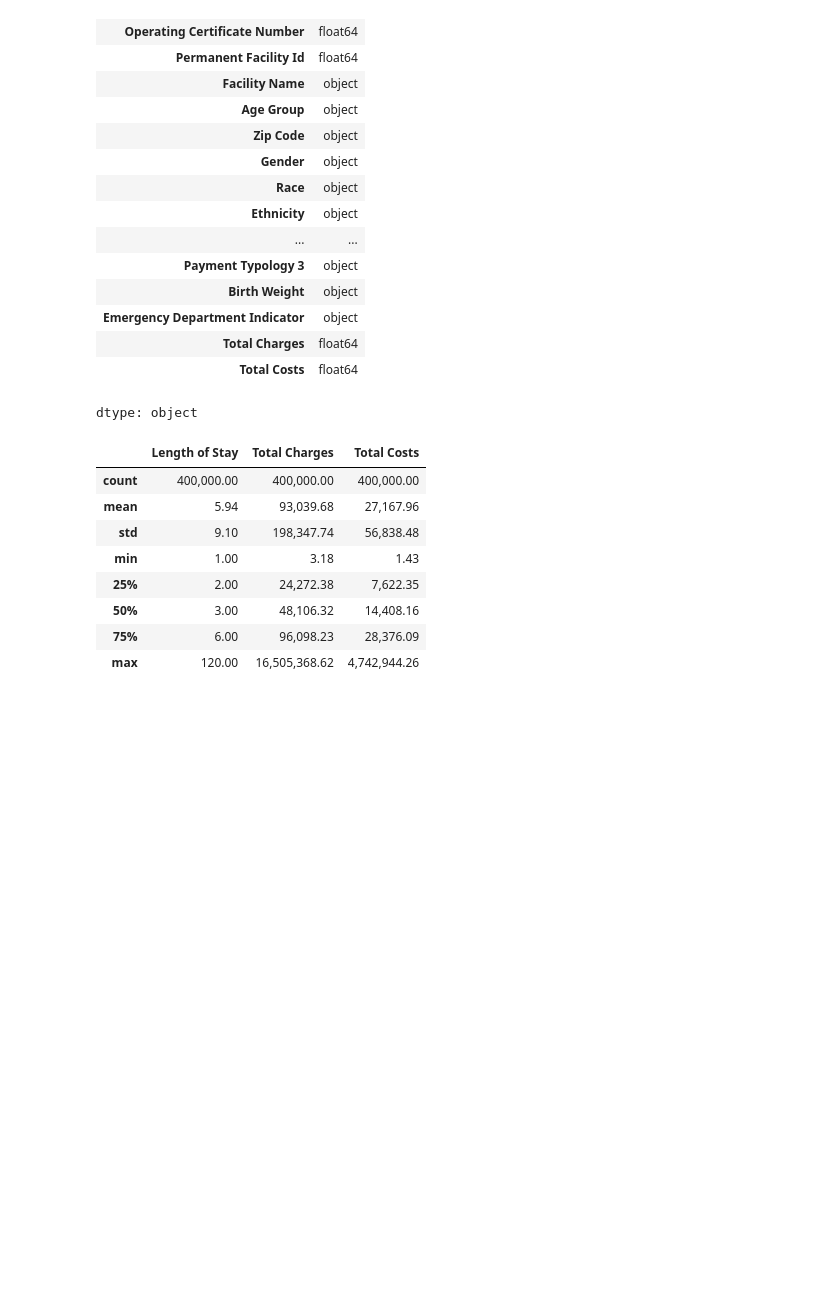
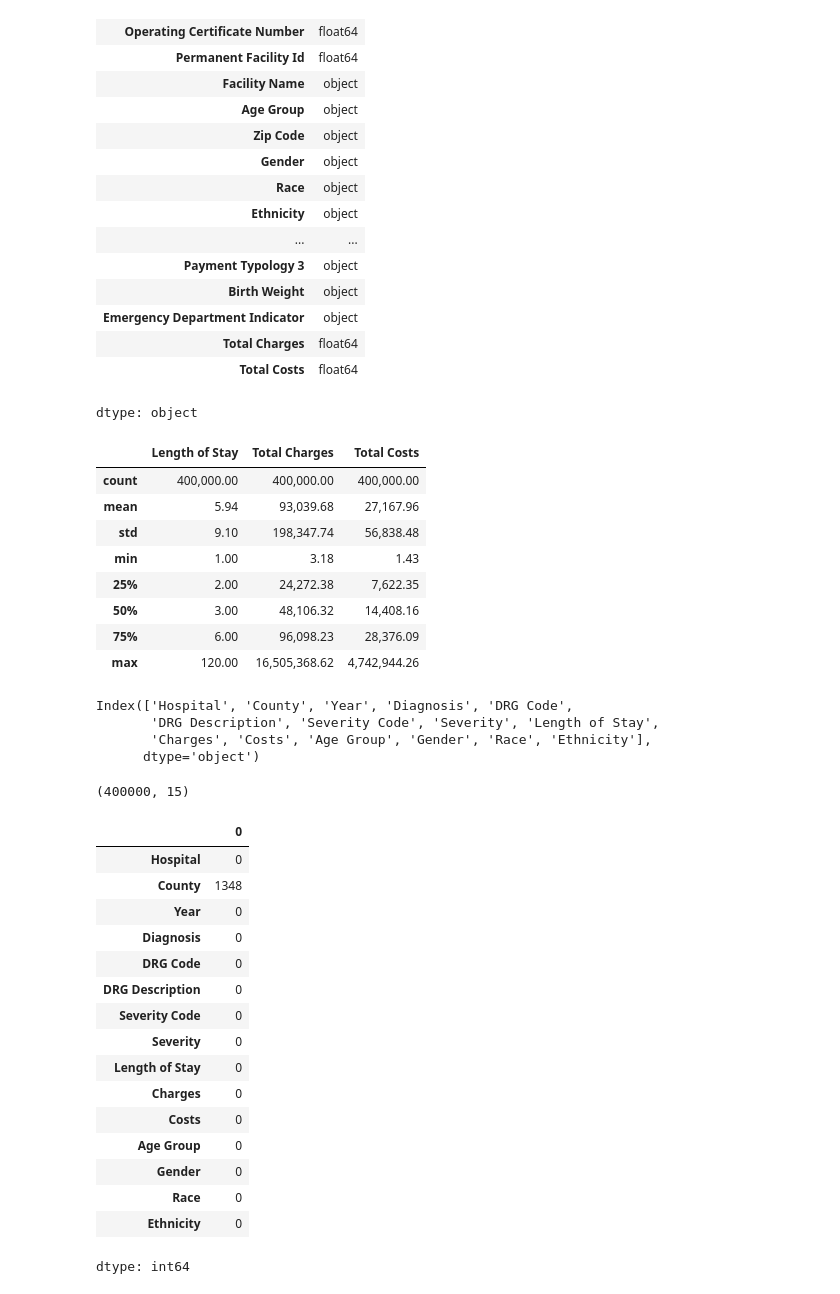
Before and after one commit to wenh08/Python_projects-, a Jupyter notebook: Hospital_Inpatient_Discharge.ipynb, the cells around one changed output. Saved outputs shown, nothing was run; the diff lists cells and outputs as text; code cells hidden in the pictures; blank space fills up the shorter version.

```diff
--- a/Hospital_Inpatient_Discharge.ipynb
+++ b/Hospital_Inpatient_Discharge.ipynb
@@ -178,3 +190,68 @@ df[["Length of Stay", "Total Charges", "Total Costs"]].describe()
 | 50% | 3.00 | 48,106.32 | 14,408.16 |
 | 75% | 6.00 | 96,098.23 | 28,376.09 |
 | max | 120.00 | 16,505,368.62 | 4,742,944.26 |
+# %%
+# Here i am only selecting columns that are needed for my research questions a
+
+hospital_df = df[[
+     "Facility Name",
+    "Hospital County",
+    "Discharge Year",
+    "CCSR Diagnosis Description",
+    "APR DRG Code",
+    "APR DRG Description",
+    "APR Severity of Illness Code",
+    "APR Severity of Illness Description",
+    "Length of Stay",
+    "Total Charges",
+    "Total Costs",
+    "Age Group",
+     "Gender",
+     "Race",
+     "Ethnicity"
+]].copy()
+# %%
+# I'm renaming columns to make them more human readable
+
+hospital_df = hospital_df.rename(columns={
+    'Facility Name':'Hospital',
+    'Hospital County':'County',
+    'Discharge Year':'Year',
+    'CCSR Diagnosis Description':'Diagnosis',
+    'APR DRG Code':'DRG Code',
+    'APR DRG Description':'DRG Description',
+    'APR Severity of Illness Code':'Severity Code',
+    'APR Severity of Illness Description':'Severity',
+    'Total Charges':'Charges',
+    'Total Costs':'Costs'})
+# %%
+hospital_df.columns
+# %% [output]
+Index(['Hospital', 'County', 'Year', 'Diagnosis', 'DRG Code',
+       'DRG Description', 'Severity Code', 'Severity', 'Length of Stay',
+       'Charges', 'Costs', 'Age Group', 'Gender', 'Race', 'Ethnicity'],
+      dtype='object')
+# %%
+hospital_df.shape
+# %% [output]
+(400000, 15)
+# %%
+hospital_df.isna().sum()
+# %% [output]
+|  | 0 |
+| Hospital | 0 |
+| County | 1348 |
+| Year | 0 |
+| Diagnosis | 0 |
+| DRG Code | 0 |
+| DRG Description | 0 |
+| Severity Code | 0 |
+| Severity | 0 |
+| Length of Stay | 0 |
+| Charges | 0 |
+| Costs | 0 |
+| Age Group | 0 |
+| Gender | 0 |
+| Race | 0 |
+| Ethnicity | 0 |
+dtype: int64
```
Also changed, not shown: parts of 7 cells of this notebook.
